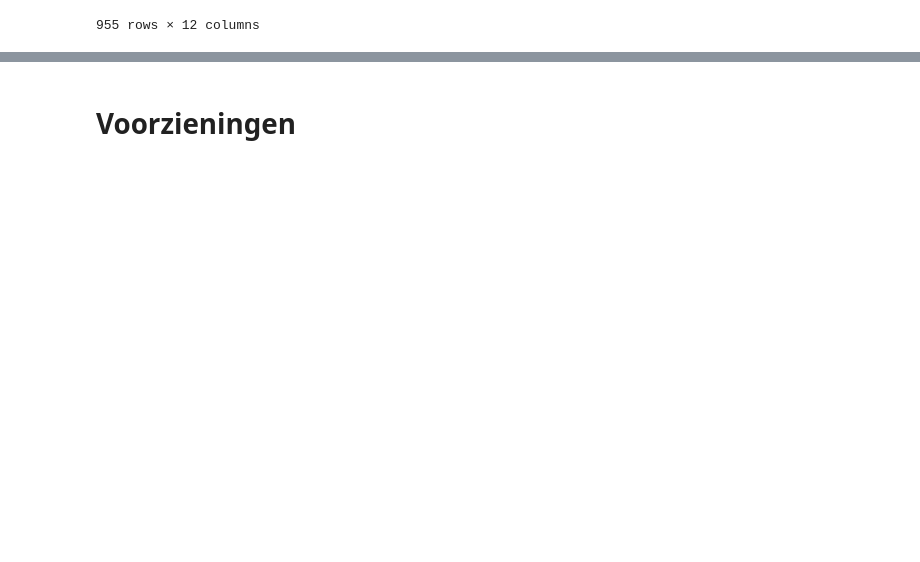
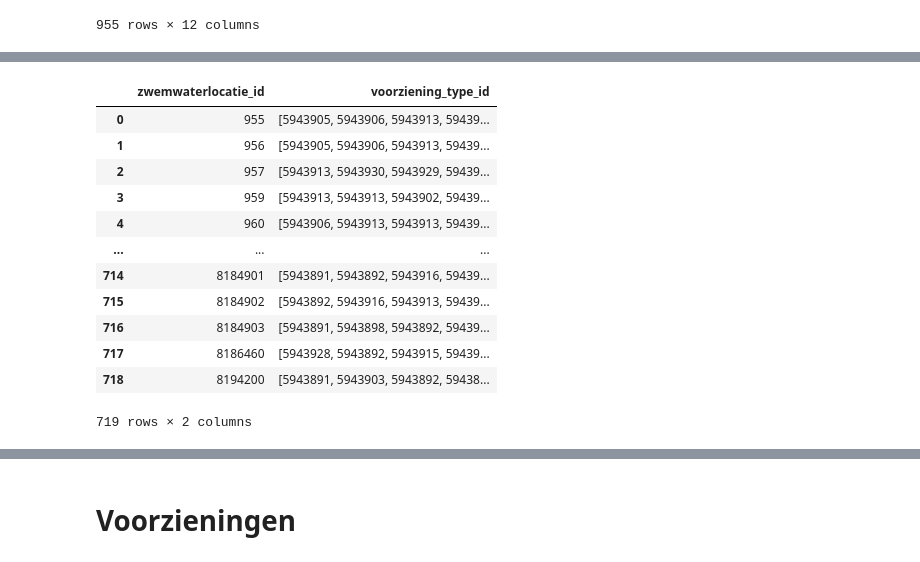
Before and after one commit to leonmelein/EUBathingWaterAPI, a Jupyter notebook: data/netherlands/NL-Datamodel.ipynb, the cells around one changed output, grey strips where cells are left out. Cells and saved outputs as stored; diff of their text form; code cells hidden in the pictures; blank space fills up the shorter version.

```diff
--- a/data/netherlands/NL-Datamodel.ipynb
+++ b/data/netherlands/NL-Datamodel.ipynb
@@ -191,0 +208,17 @@ data
+# %%
+voorzieningen = zwemplek_voorziening.groupby('zwemwaterlocatie_id')['voorziening_type_id'].agg(list).reset_index()
+voorzieningen
+# %% [output]
+|  | zwemwaterlocatie_id | voorziening_type_id |
+| 0 | 955 | [5943905, 5943906, 5943913, 59439... |
+| 1 | 956 | [5943905, 5943906, 5943913, 59439... |
+| 2 | 957 | [5943913, 5943930, 5943929, 59439... |
+| 3 | 959 | [5943913, 5943913, 5943902, 59439... |
+| 4 | 960 | [5943906, 5943913, 5943913, 59439... |
+| ... | ... | ... |
+| 714 | 8184901 | [5943891, 5943892, 5943916, 59439... |
+| 715 | 8184902 | [5943892, 5943916, 5943913, 59439... |
+| 716 | 8184903 | [5943891, 5943898, 5943892, 59439... |
+| 717 | 8186460 | [5943928, 5943892, 5943915, 59439... |
+| 718 | 8194200 | [5943891, 5943903, 5943892, 59438... |
+719 rows × 2 columns
```
Also changed, not shown: parts of 12 cells of this notebook.
